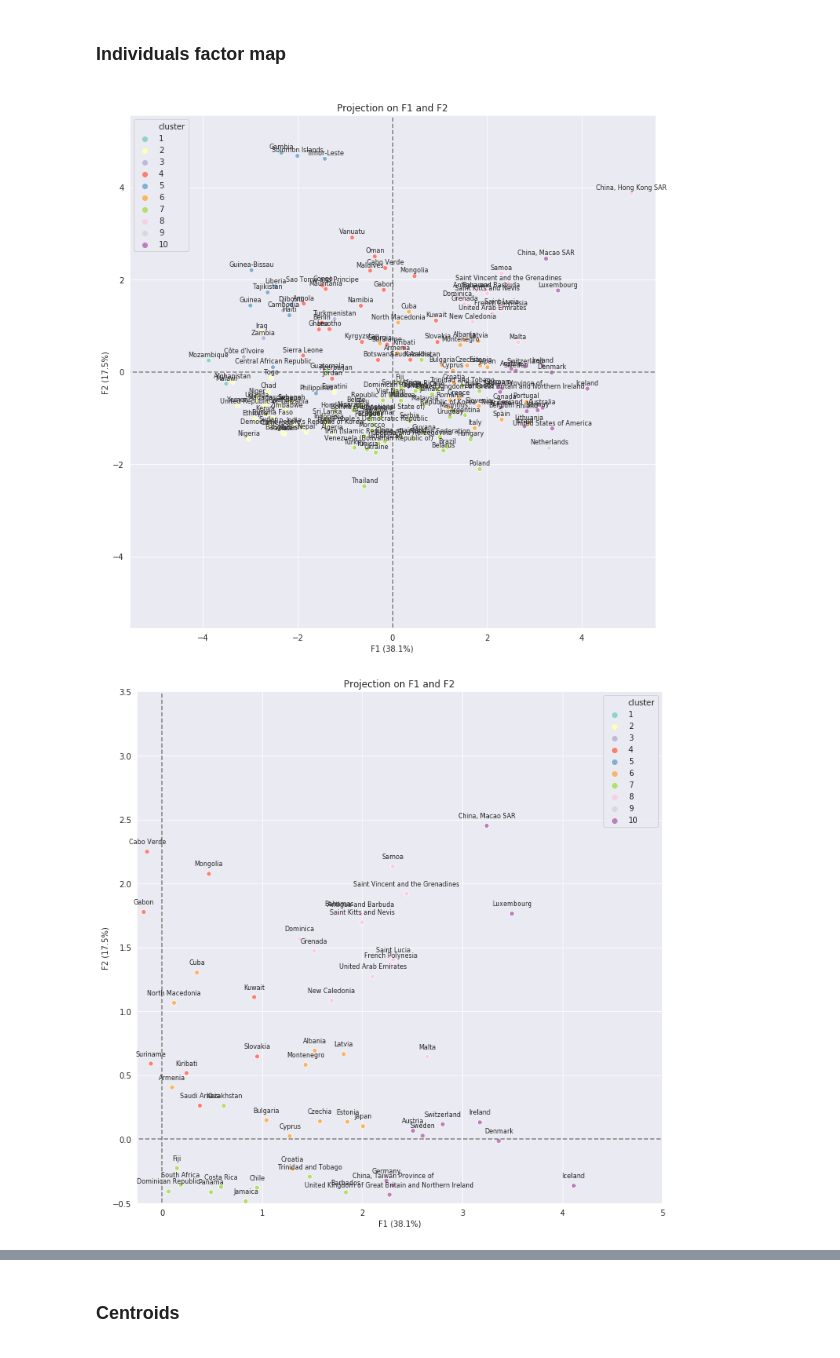
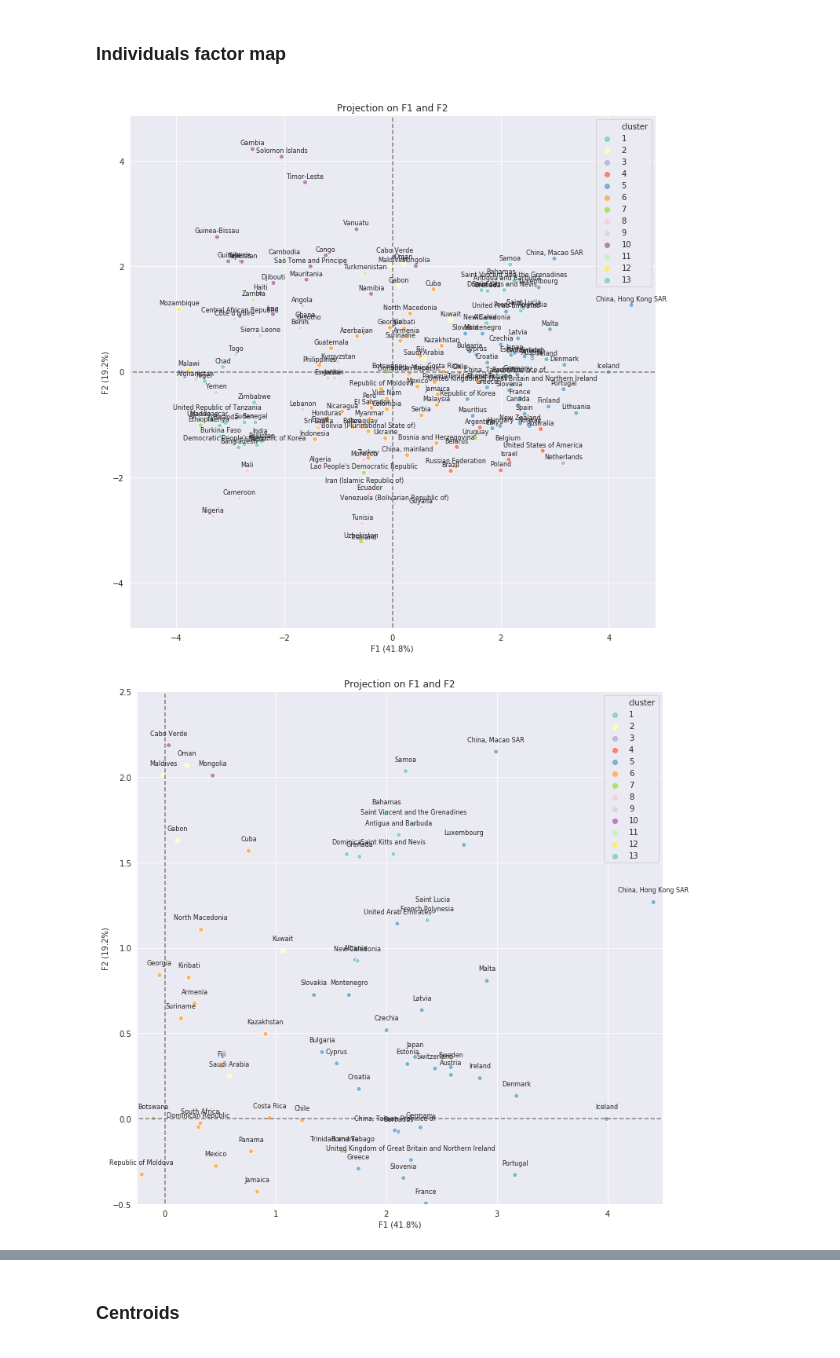
Before and after one commit to Michael-Orange/MarketStudy_ChickenExports_OC, a Jupyter notebook: P5_analysis.ipynb, the cells around one changed output, grey strips where cells are left out. Saved outputs shown, nothing was run; the diff lists cells and outputs as text; code cells hidden in the pictures.

```diff
--- a/P5_analysis.ipynb
+++ b/P5_analysis.ipynb
@@ -197,0 +202,8 @@ Significant outliers:
+# %%
+X_not_gaussian =[]
+significance_level = 0.01
+for X in data_pca.columns:
+    stat, pvalue = stats.shapiro(data_pca[X])
+    if pvalue < significance_level:
+        print('{}: --------Normal distribution not confirmed, H0 rejected with pvalue= {}'.format(X, pvalue))
+        X_not_gaussian.append(X)
@@ -198 +231,16 @@ Significant outliers:
+# %%
+X_totransform = X_not_gaussian
+# %%
+#Apply a power transform featurewise to make data more Gaussian-like.
+for i in range(len(X_totransform)):
+    if (data_pca[X_totransform[i]]>0).all() == True:
+        pt = preprocessing.PowerTransformer(method='box-cox', copy=False)
+    else:
+        pt = preprocessing.PowerTransformer(method='yeo-johnson', copy=False)
+
+    data = data_pca[X_totransform[i]].values.reshape(-1,1)
+    pt.fit(data)
+    preprocessing.PowerTransformer()
+    pt.transform(data)
+    data_pca[X_totransform[i]] = data
 # %% [markdown]
@@ -261,5 +308,5 @@ fig.savefig('data/output_graphics/dendogram_1', transparent=True)
 # %%
-num_clusters = 10
+num_clusters = 13
 # %%
 clusters = hierarchy.fcluster(Z, num_clusters, criterion='maxclust')
 # %%
@@ -352,15 +404,15 @@ F1: Level of development (from - to +)
 # %%
 factors = [(0, 1)]
 for d1, d2 in factors:
 
     fig1 = display_factorial_planes(X_projected, n_comp, pca, factors, labels=names, illustrative_var=df_X_projected.cluster)
     fig1.savefig('data/output_graphics/projectionF{}F{}'.format(d1+1, d2+1))
 
-    fig2 = display_factorial_planes(X_projected, n_comp, pca, factors, labels=names, illustrative_var=df_X_projected.cluster, lims=(-0.25,5,-0.5,3.5))
+    fig2 = display_factorial_planes(X_projected, n_comp, pca, factors, labels=names, illustrative_var=df_X_projected.cluster, lims=(-0.25,4.5,-0.5,2.5))
     fig2.savefig('data/output_graphics/zoomF{}F{}'.format(d1+1, d2+1))
 # %% [output]
-[figure, old version]
+[figure, new version]
-[figure, old version]
+[figure, new version]
 # %%
 factors = [(0, 2)]
 for d1, d2 in factors:
```
Also changed, not shown: parts of 88 cells of this notebook, 55 other files.
